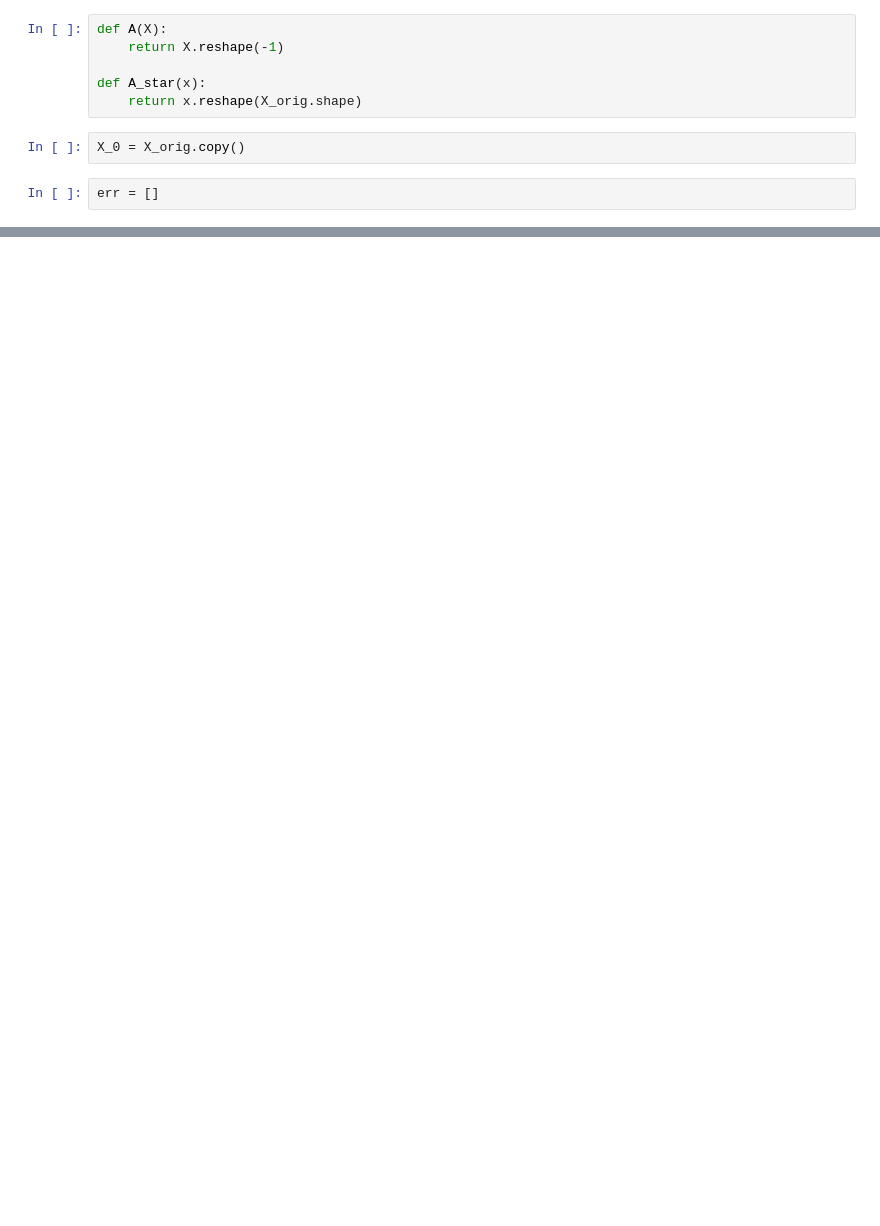
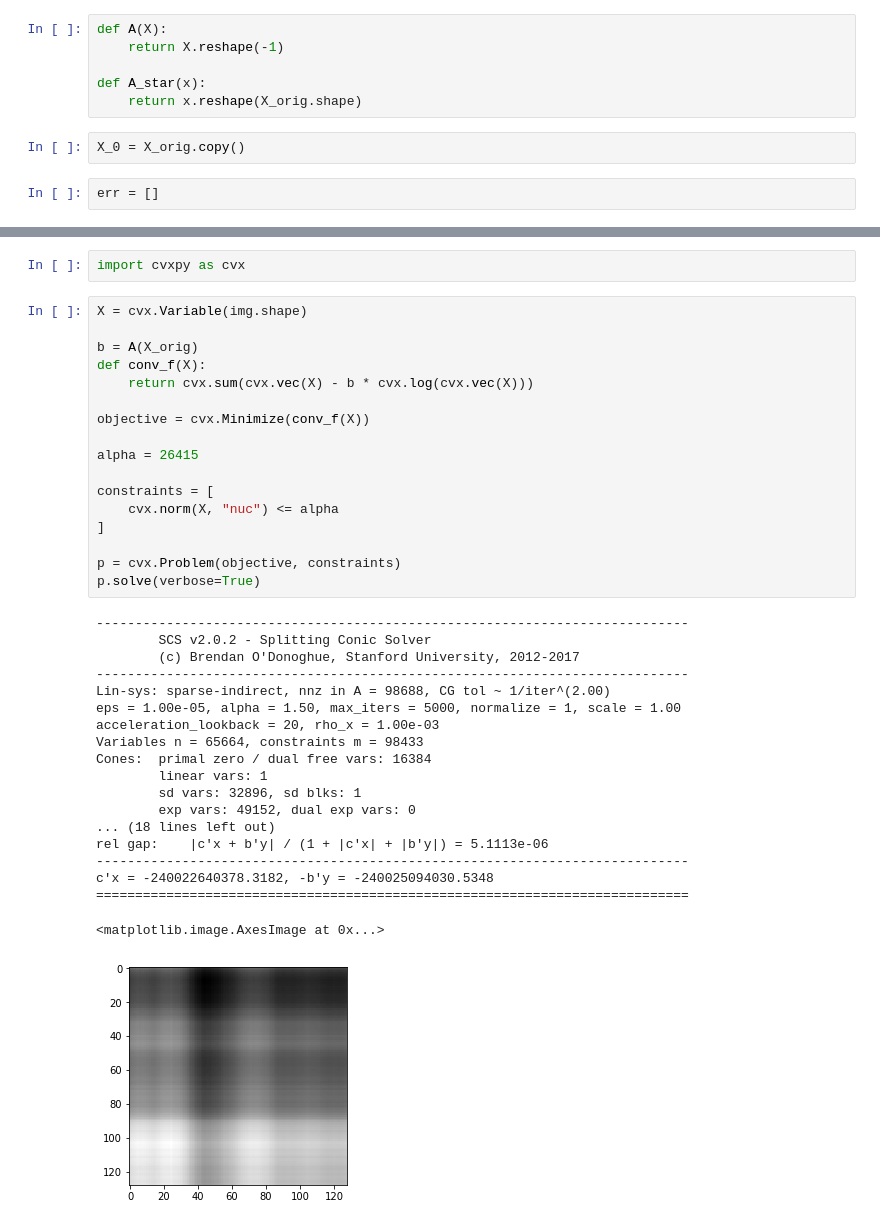
Before and after one commit to viktor-prutyanov/Sketchy-Convex-Low-Rank-Matrix-Optimization, a Jupyter notebook: Sketchy Low Rank Optimization.ipynb, the cells around one changed output, grey strips where cells are left out. Drawn from its saved outputs; the diff is of its cells as text; blank space fills up the shorter version.

```diff
--- a/Sketchy Low Rank Optimization.ipynb
+++ b/Sketchy Low Rank Optimization.ipynb
@@ -117,0 +133,39 @@ plt.plot(err)
+# %%
+import cvxpy as cvx
+# %%
+X = cvx.Variable(img.shape)
+
+b = A(X_orig)
+def conv_f(X):
+    return cvx.sum(cvx.vec(X) - b * cvx.log(cvx.vec(X)))
+
+objective = cvx.Minimize(conv_f(X))
+
+alpha = 26415
+
+constraints = [
+    cvx.norm(X, "nuc") <= alpha
+]
+
+p = cvx.Problem(objective, constraints)
+p.solve(verbose=True)
+# %% [output]
+----------------------------------------------------------------------------
+        SCS v2.0.2 - Splitting Conic Solver
+        (c) Brendan O'Donoghue, Stanford University, 2012-2017
+----------------------------------------------------------------------------
+Lin-sys: sparse-indirect, nnz in A = 98688, CG tol ~ 1/iter^(2.00)
+eps = 1.00e-05, alpha = 1.50, max_iters = 5000, normalize = 1, scale = 1.00
+acceleration_lookback = 20, rho_x = 1.00e-03
+Variables n = 65664, constraints m = 98433
+Cones:  primal zero / dual free vars: 16384
+        linear vars: 1
+        sd vars: 32896, sd blks: 1
+        exp vars: 49152, dual exp vars: 0
+... (18 lines left out)
+rel gap:    |c'x + b'y| / (1 + |c'x| + |b'y|) = 5.1113e-06
+----------------------------------------------------------------------------
+c'x = -240022640378.3182, -b'y = -240025094030.5348
+============================================================================
+<matplotlib.image.AxesImage at 0x...>
+[figure, added]
```
Also changed, not shown: parts of 9 cells of this notebook, 1 other file.
